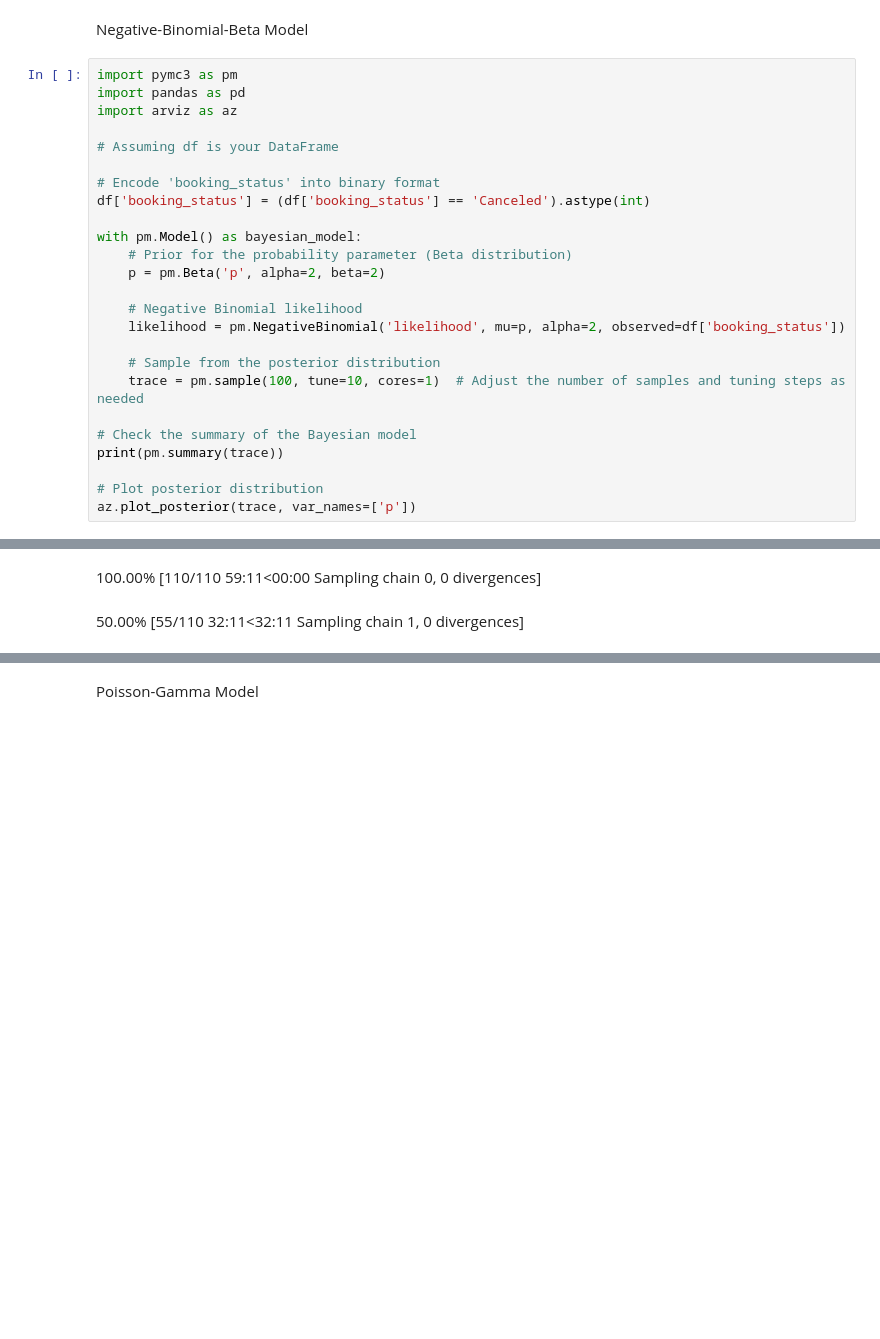
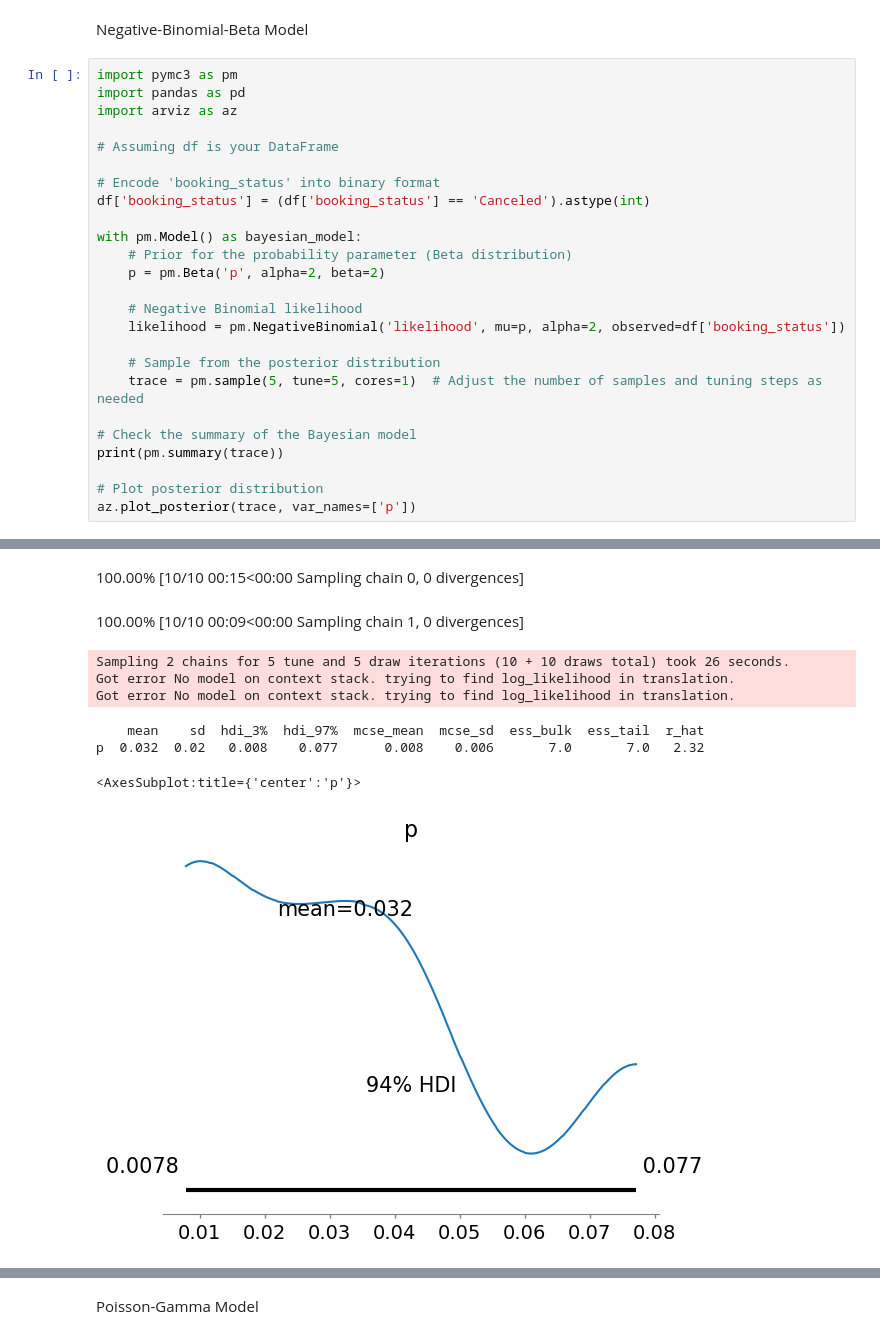
Before and after one commit to jishan900/Hotel-Booking-Cancellation-Prediction-Using-Bayesian-Modeling, a Jupyter notebook: Initial.ipynb, the cells around one changed output, grey strips where cells are left out. Cells and saved outputs as stored; diff of their text form; blank space fills up the shorter version.

```diff
--- a/Initial.ipynb
+++ b/Initial.ipynb
@@ -463,7 +513,7 @@ with pm.Model() as bayesian_model:
     likelihood = pm.NegativeBinomial('likelihood', mu=p, alpha=2, observed=df['booking_status'])
 
     # Sample from the posterior distribution
-    trace = pm.sample(100, tune=10, cores=1)  # Adjust the number of samples and tuning steps as needed
+    trace = pm.sample(5, tune=5, cores=1)  # Adjust the number of samples and tuning steps as needed
 
 # Check the summary of the Bayesian model
 print(pm.summary(trace))
@@ -475,9 +525,16 @@ Only 100 samples in chain.
 Auto-assigning NUTS sampler...
 Initializing NUTS using jitter+adapt_diag...
 Sequential sampling (2 chains in 1 job)
 NUTS: [p]
-100.00% [110/110 59:11<00:00 Sampling chain 0, 0 divergences]
+100.00% [10/10 00:15<00:00 Sampling chain 0, 0 divergences]
-50.00% [55/110 32:11<32:11 Sampling chain 1, 0 divergences]
+100.00% [10/10 00:09<00:00 Sampling chain 1, 0 divergences]
+Sampling 2 chains for 5 tune and 5 draw iterations (10 + 10 draws total) took 26 seconds.
+Got error No model on context stack. trying to find log_likelihood in translation.
+Got error No model on context stack. trying to find log_likelihood in translation.
+    mean    sd  hdi_3%  hdi_97%  mcse_mean  mcse_sd  ess_bulk  ess_tail  r_hat
+p  0.032  0.02   0.008    0.077      0.008    0.006       7.0       7.0   2.32
+<AxesSubplot:title={'center':'p'}>
+[figure, added]
 # %%
 import pymc3 as pm
 import arviz as az
```
Also changed, not shown: parts of 44 cells of this notebook.
